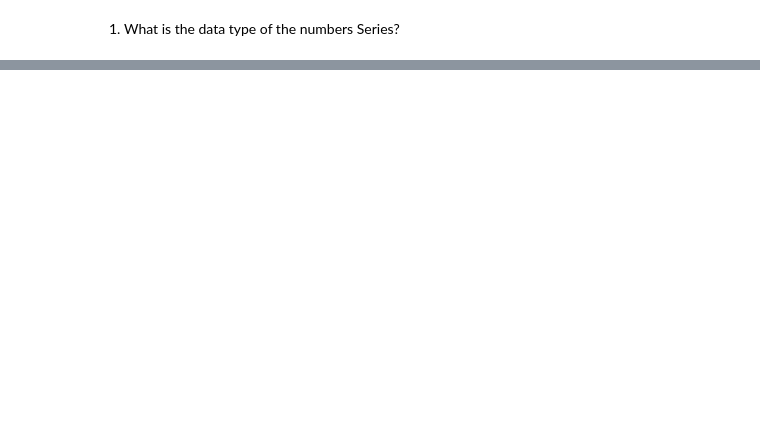
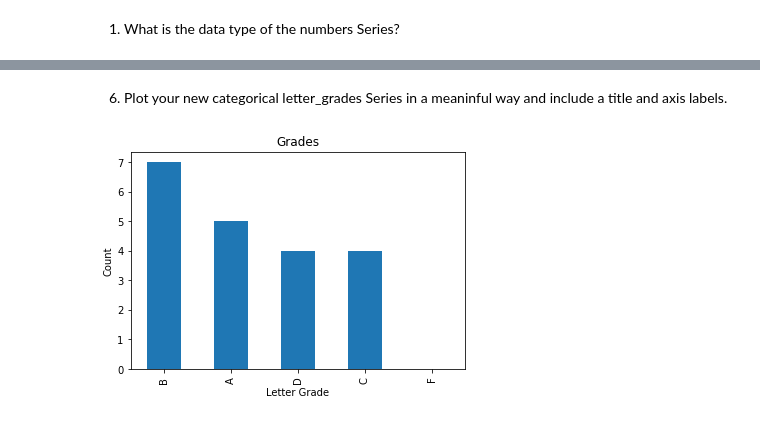
Before and after one commit to chloerwhitaker/numpy-pandas-visualization-exercises, a Jupyter notebook: pandas_series.ipynb, the cells around one changed output, grey strips where cells are left out. Saved outputs shown, nothing was run; the diff lists cells and outputs as text; code cells hidden in the pictures; blank space fills up the shorter version.

```diff
--- a/pandas_series.ipynb
+++ b/pandas_series.ipynb
@@ -314,0 +517,2 @@ Use pandas to create a Series named numbers from the following list:
+# %%
+exam_scores = pd.Series([60, 86, 75, 62, 93, 71, 60, 83, 95, 78, 65, 72, 69, 81, 96, 80, 85, 92, 82, 78])
@@ -314,0 +553,3 @@ Use pandas to create a Series named numbers from the following list:
+# %%
+curved_grades = exam_scores+4
+curved_grades
@@ -314,0 +580,3 @@ Use pandas to create a Series named numbers from the following list:
+# %%
+letter_grades = pd.cut(curved_grades, bins=[0,59,69,79,89,100], labels=list('FDCBA'))
+letter_grades
@@ -314,0 +601,6 @@ Use pandas to create a Series named numbers from the following list:
+# %% [markdown]
+6. Plot your new categorical letter_grades Series in a meaninful way and include a title and axis labels.
+# %%
+letter_grades.value_counts().plot.bar(title='Grades').set(xlabel='Letter Grade', ylabel='Count');
+# %% [output]
+[figure, added]
```
Also changed, not shown: parts of 45 cells of this notebook.
